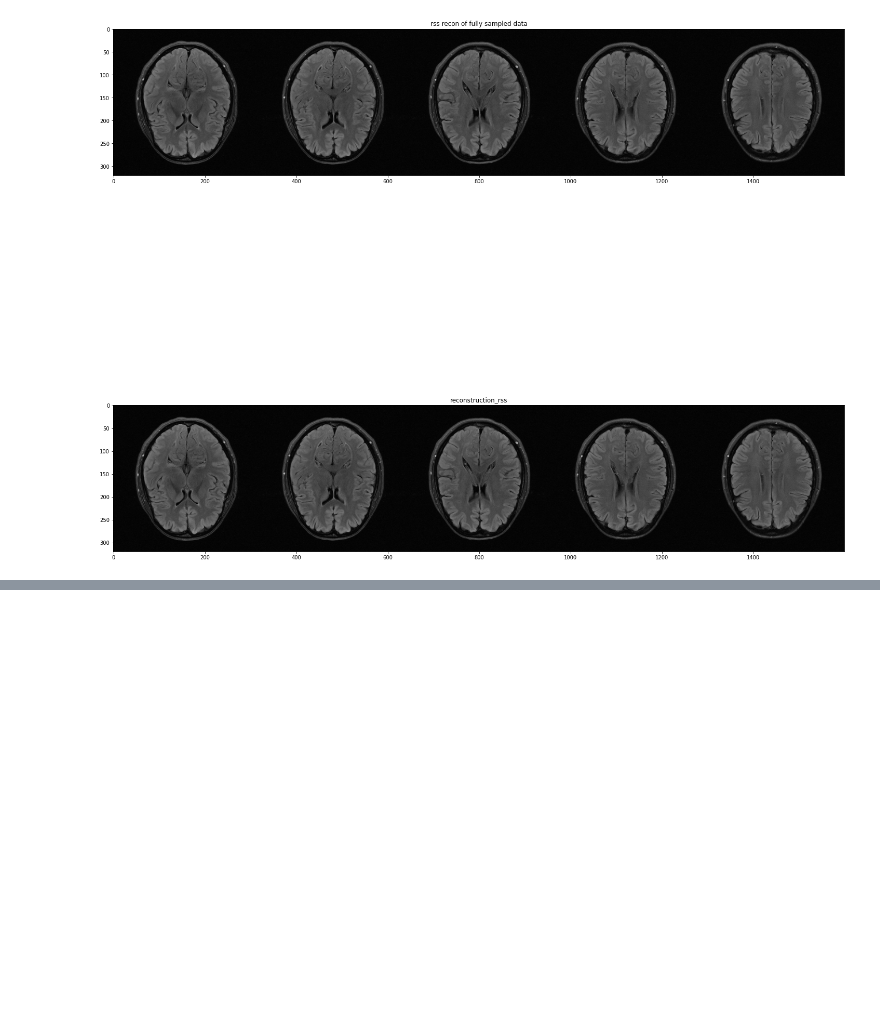
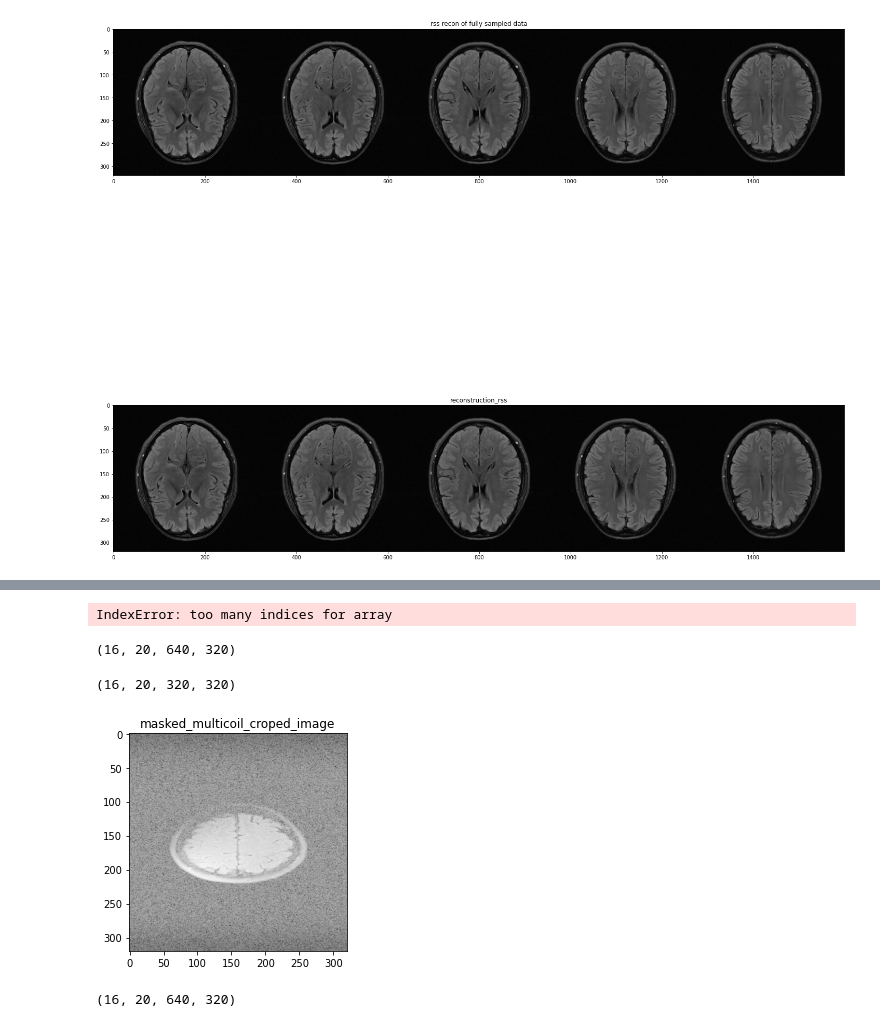
Before and after one commit to Samuel-van-Gurp/fastMRI, a Jupyter notebook: filter_notebook.ipynb, the cells around one changed output, grey strips where cells are left out. Saved outputs shown, nothing was run; the diff lists cells and outputs as text; code cells hidden in the pictures; blank space fills up the shorter version.

```diff
--- a/filter_notebook.ipynb
+++ b/filter_notebook.ipynb
@@ -206,0 +261,31 @@ masked_multicoil_kspace.shape
+# %%
+masked_rss_croped_image = (np.fft.fft2(masked_rss_croped_kspace))
+
+masked_rss_croped_image.shape
+
+plt.imshow(np.log(np.abs(masked_rss_croped_image[0,:,:])), cmap = 'gray')
+plt.show()
+# %% [output]
+IndexError: too many indices for array
+# %%
+kspace_complex.shape
+# %% [output]
+(16, 20, 640, 320)
+# %%
+print(masked_multicoil_croped_kspace.shape)
+
+
+A = np.fft.fftshift(np.fft.fft2(masked_multicoil_croped_kspace))
+A.shape
+plt.imshow(np.log(np.abs(A[0,0,:,:])), cmap = 'gray')
+plt.title('masked_multicoil_croped_image')
+plt.show()
+# %% [output]
+(16, 20, 320, 320)
+[figure, added]
+# %%
+
+number_of_slices, number_of_coild,height, width = kspace_complex.shape
+kspace_complex.shape
+# %% [output]
+(16, 20, 640, 320)
```
Also changed, not shown: parts of 10 cells of this notebook.
